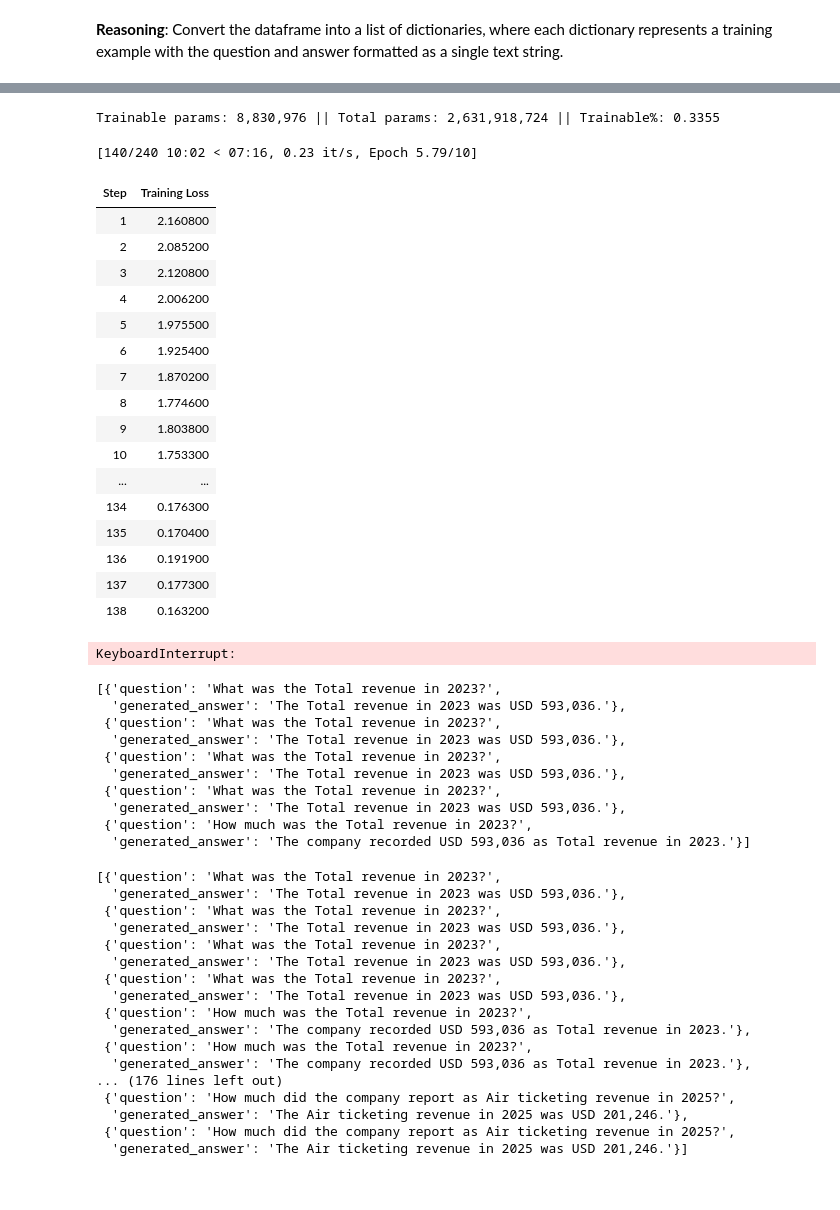
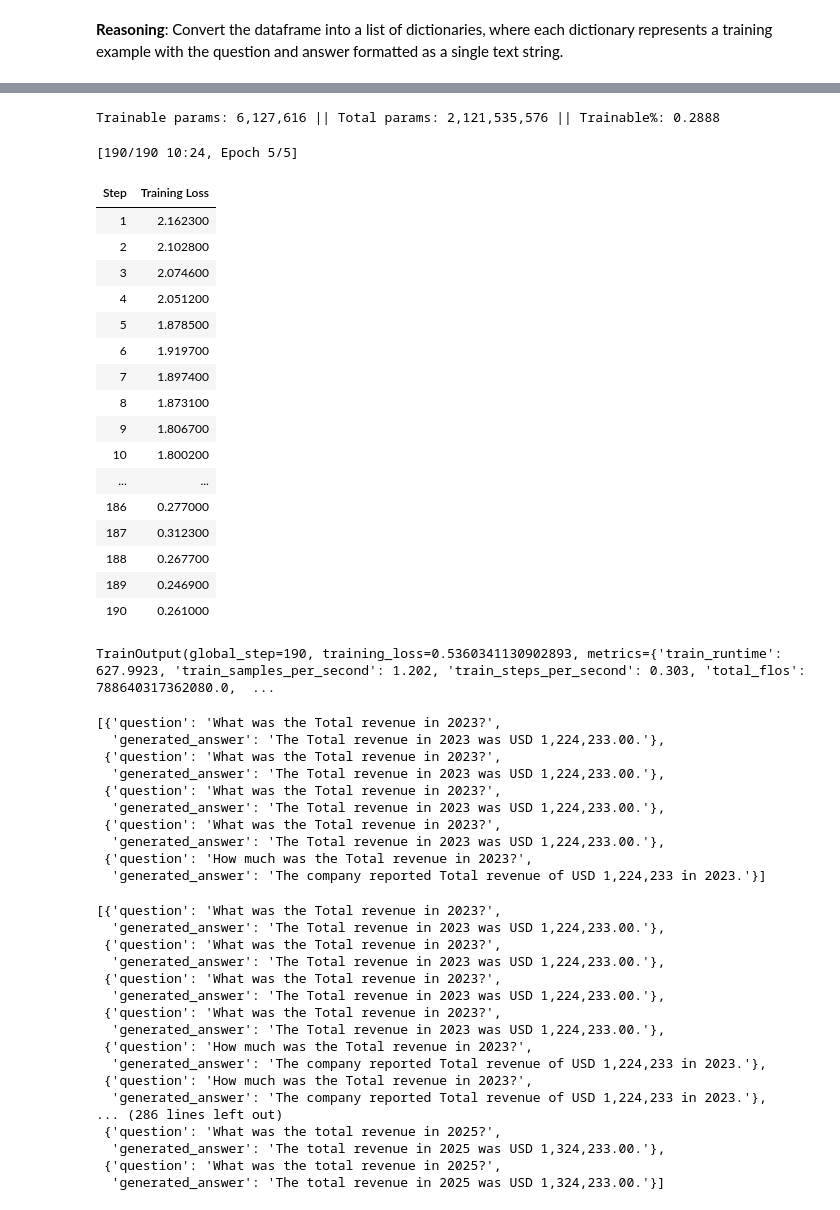
Before and after one commit to kundan621/CAI, a Jupyter notebook: Fine_Tuning_TinyLlama.ipynb, the cells around one changed output, grey strips where cells are left out. Saved outputs shown, nothing was run; the diff lists cells and outputs as text; code cells hidden in the pictures.

```diff
--- a/Fine_Tuning_TinyLlama.ipynb
+++ b/Fine_Tuning_TinyLlama.ipynb
@@ -221,7 +221,7 @@ base_model.config.pretraining_tp = 1
 model = replace_proj_with_moe_lora(
     base_model,
     r=8,
-    num_experts=3,
+    num_experts=2,
     k=1,
     lora_alpha=16,
     lora_dropout=0.05
@@ -318,56 +329,56 @@ data_collator = DataCollatorForLanguageModeling(
 training_args = TrainingArguments(
     learning_rate=5e-5,
     output_dir="./results",
-    num_train_epochs=20,
+    num_train_epochs=5,
     per_device_train_batch_size=1, # Keep batch size small
     gradient_accumulation_steps=4, # Increased gradient accumulation steps
     logging_steps=1,
     save_steps=10,
     save_total_limit=2,
     fp16=False, # fp16 and bf16 are mutually exclusive. bf16 is recommended for Ampere+ GPUs.
     bf16=False,  # Use bf16 for better performance with 4-bit models
     # Explicitly force CPU settings
     no_cuda=True,  # Force disable CUDA
     use_cpu=True,  # Explicitly use CPU
     dataloader_pin_memory=False,  # Disable GPU memory pinning
 )
 
 # ----------------------------
 # 11. Trainer
 # ----------------------------
 
 trainer = Trainer(
     model=model,
     args=training_args,
     train_dataset=tokenized_dataset,
     data_collator=data_collator
 )
 
 # ----------------------------
 # 12. Train
 # ----------------------------
 trainer.train()
 # %% [output]
-Trainable params: 8,830,976 || Total params: 2,631,918,724 || Trainable%: 0.3355
+Trainable params: 6,127,616 || Total params: 2,121,535,576 || Trainable%: 0.2888
-[140/240 10:02 < 07:16, 0.23 it/s, Epoch 5.79/10]
+[190/190 10:24, Epoch 5/5]
 | Step | Training Loss |
-| 1 | 2.160800 |
-| 2 | 2.085200 |
-| 3 | 2.120800 |
-| 4 | 2.006200 |
-| 5 | 1.975500 |
-| 6 | 1.925400 |
-| 7 | 1.870200 |
-| 8 | 1.774600 |
-| 9 | 1.803800 |
-| 10 | 1.753300 |
+| 1 | 2.162300 |
+| 2 | 2.102800 |
+| 3 | 2.074600 |
+| 4 | 2.051200 |
+| 5 | 1.878500 |
+| 6 | 1.919700 |
+| 7 | 1.897400 |
+| 8 | 1.873100 |
+| 9 | 1.806700 |
+| 10 | 1.800200 |
 | ... | ... |
-| 134 | 0.176300 |
-| 135 | 0.170400 |
-| 136 | 0.191900 |
-| 137 | 0.177300 |
-| 138 | 0.163200 |
+| 186 | 0.277000 |
+| 187 | 0.312300 |
+| 188 | 0.267700 |
+| 189 | 0.246900 |
+| 190 | 0.261000 |
-KeyboardInterrupt:
+TrainOutput(global_step=190, training_loss=0.5360341130902893, metrics={'train_runtime': 627.9923, 'train_samples_per_second': 1.202, 'train_steps_per_second': 0.303, 'total_flos': 788640317362080.0,  ...
 # %%
 # Test the fine-tuned model
 fine_tuned_responses = []
@@ -425,35 +436,35 @@ for index, row in df.iterrows():
 display(fine_tuned_responses[:5])
 # %% [output]
 [{'question': 'What was the Total revenue in 2023?',
-  'generated_answer': 'The Total revenue in 2023 was USD 593,036.'},
+  'generated_answer': 'The Total revenue in 2023 was USD 1,224,233.00.'},
  {'question': 'What was the Total revenue in 2023?',
-  'generated_answer': 'The Total revenue in 2023 was USD 593,036.'},
+  'generated_answer': 'The Total revenue in 2023 was USD 1,224,233.00.'},
  {'question': 'What was the Total revenue in 2023?',
-  'generated_answer': 'The Total revenue in 2023 was USD 593,036.'},
+  'generated_answer': 'The Total revenue in 2023 was USD 1,224,233.00.'},
  {'question': 'What was the Total revenue in 2023?',
-  'generated_answer': 'The Total revenue in 2023 was USD 593,036.'},
+  'generated_answer': 'The Total revenue in 2023 was USD 1,224,233.00.'},
  {'question': 'How much was the Total revenue in 2023?',
-  'generated_answer': 'The company recorded USD 593,036 as Total revenue in 2023.'}]
+  'generated_answer': 'The company reported Total revenue of USD 1,224,233 in 2023.'}]
 # %%
 display(fine_tuned_responses)
 # %% [output]
 [{'question': 'What was the Total revenue in 2023?',
-  'generated_answer': 'The Total revenue in 2023 was USD 593,036.'},
+  'generated_answer': 'The Total revenue in 2023 was USD 1,224,233.00.'},
  {'question': 'What was the Total revenue in 2023?',
-  'generated_answer': 'The Total revenue in 2023 was USD 593,036.'},
+  'generated_answer': 'The Total revenue in 2023 was USD 1,224,233.00.'},
  {'question': 'What was the Total revenue in 2023?',
-  'generated_answer': 'The Total revenue in 2023 was USD 593,036.'},
+  'generated_answer': 'The Total revenue in 2023 was USD 1,224,233.00.'},
  {'question': 'What was the Total revenue in 2023?',
-  'generated_answer': 'The Total revenue in 2023 was USD 593,036.'},
+  'generated_answer': 'The Total revenue in 2023 was USD 1,224,233.00.'},
  {'question': 'How much was the Total revenue in 2023?',
-  'generated_answer': 'The company recorded USD 593,036 as Total revenue in 2023.'},
+  'generated_answer': 'The company reported Total revenue of USD 1,224,233 in 2023.'},
  {'question': 'How much was the Total revenue in 2023?',
-  'generated_answer': 'The company recorded USD 593,036 as Total revenue in 2023.'},
-... (176 lines left out)
- {'question': 'How much did the company report as Air ticketing revenue in 2025?',
-  'generated_answer': 'The Air ticketing revenue in 2025 was USD 201,246.'},
- {'question': 'How much did the company report as Air ticketing revenue in 2025?',
-  'generated_answer': 'The Air ticketing revenue in 2025 was USD 201,246.'}]
+  'generated_answer': 'The company reported Total revenue of USD 1,224,233 in 2023.'},
+... (286 lines left out)
+ {'question': 'What was the total revenue in 2025?',
+  'generated_answer': 'The total revenue in 2025 was USD 1,324,233.00.'},
+ {'question': 'What was the total revenue in 2025?',
+  'generated_answer': 'The total revenue in 2025 was USD 1,324,233.00.'}]
 # %%
 base_model
 # %% [output]
```
Also changed, not shown: parts of 2 cells of this notebook, 4 other files.
